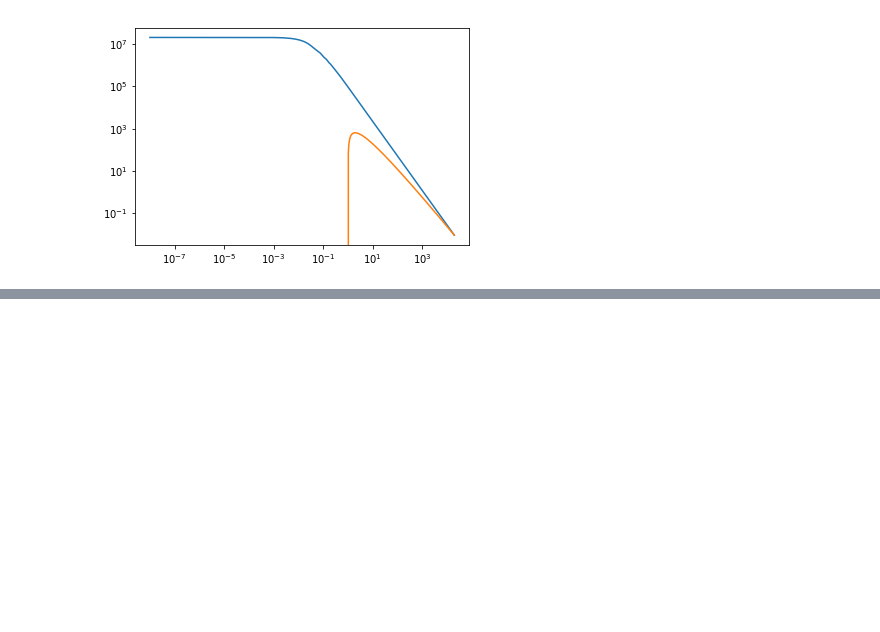
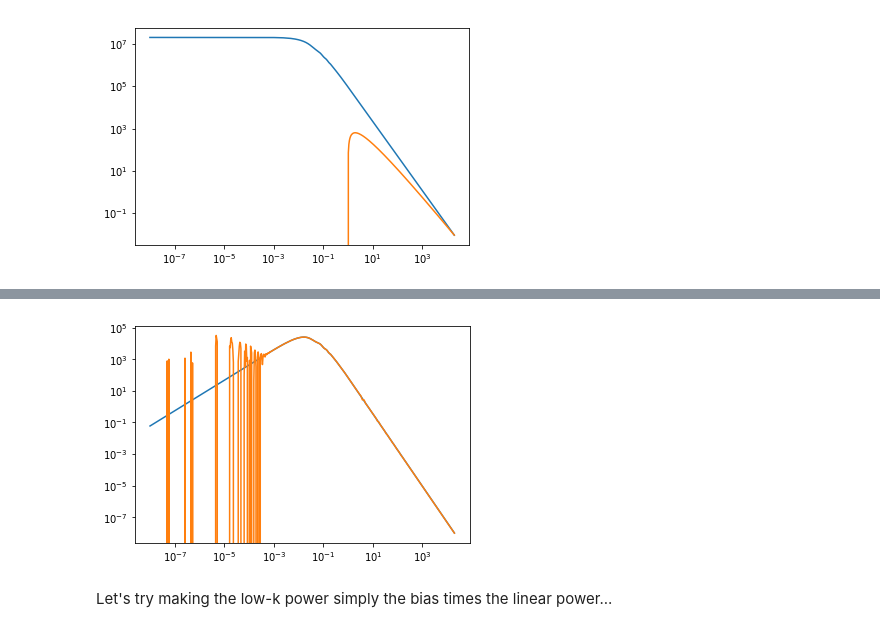
Before and after one commit to halomod/halomod, a Jupyter notebook: devel/robust_hankel_transforms.ipynb, the cells around one changed output, grey strips where cells are left out. Drawn from its saved outputs; the diff is of its cells as text; code cells hidden in the pictures; blank space fills up the shorter version.

```diff
--- a/devel/robust_hankel_transforms.ipynb
+++ b/devel/robust_hankel_transforms.ipynb
@@ -831,0 +851,11 @@ plt.yscale('log')
+# %%
+power = hankel_transform(corr_fnc, hm.k, 'k', h=0.0001)
+# %%
+plt.plot(hm.k, hm.power)
+plt.plot(hm.k, power)
+plt.xscale('log')
+plt.yscale('log')
+# %% [output]
+[figure, added]
+# %% [markdown]
+Let's try making the low-k power simply the bias times the linear power...
```
Also changed, not shown: parts of 30 cells of this notebook, 1 other file.
